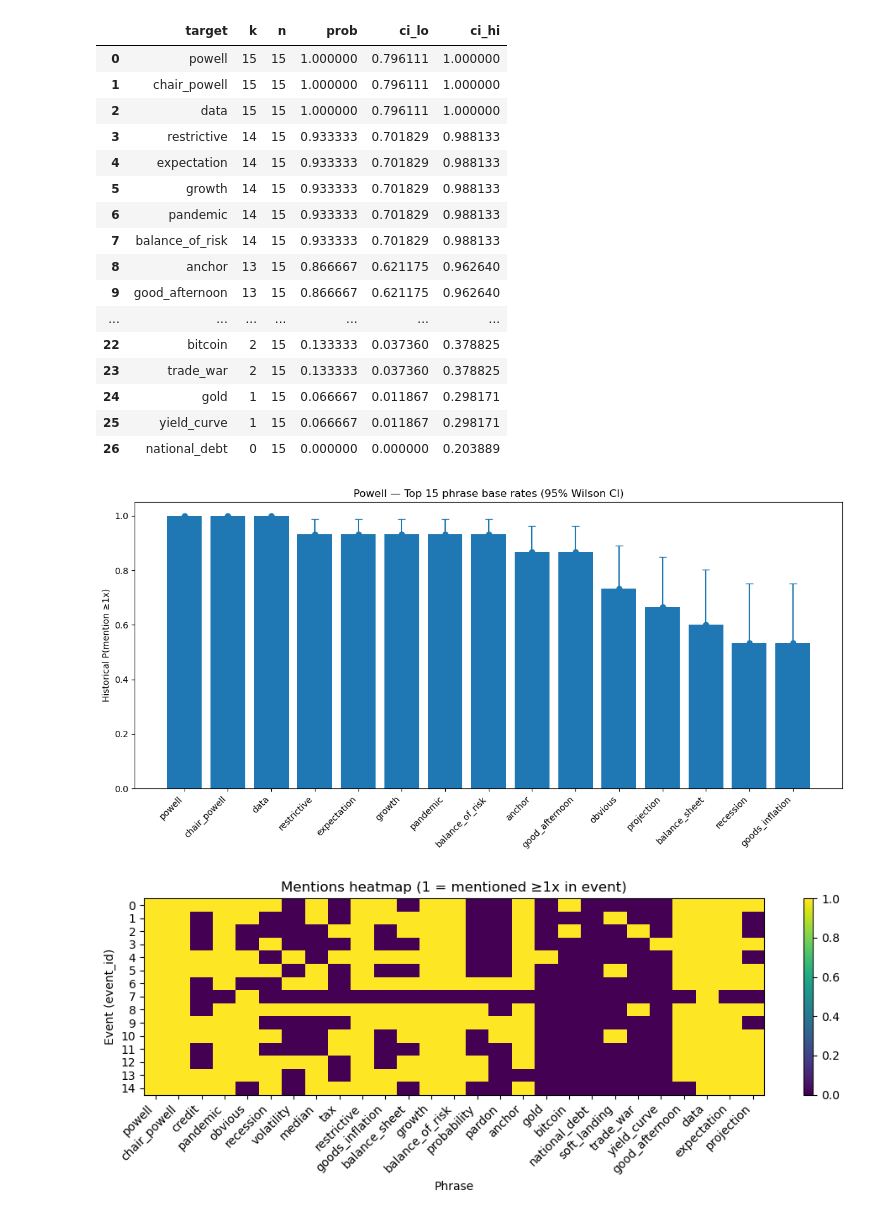
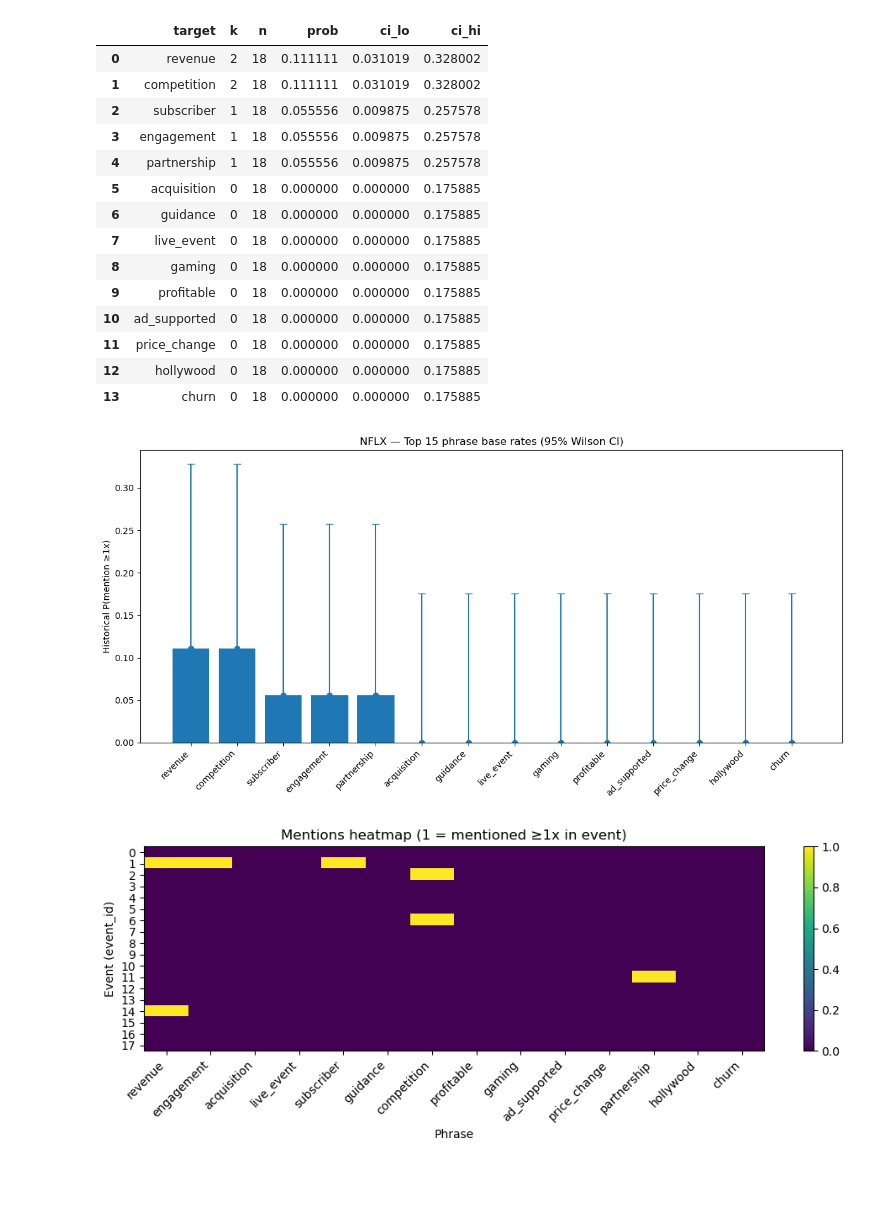
Before and after one commit to jplundy/mentions, a Jupyter notebook: nflx-learn.ipynb, the cells around one changed output. Drawn from its saved outputs; the diff is of its cells as text; code cells hidden in the pictures; blank space fills up the shorter version.

```diff
--- a/nflx-learn.ipynb
+++ b/nflx-learn.ipynb
@@ -7,33 +7,20 @@ parquet_path = Path("data/derivatives/nflx/segments_nflx_v1.parquet")
 segments = pd.read_parquet(parquet_path)
 
 target_columns = [
-    "target__powell",
-    "target__chair_powell",
-    "target__credit",
-    "target__pandemic",
-    "target__obvious",
-    "target__recession",
-    "target__volatility",
-    "target__median",
-    "target__tax",
-    "target__restrictive",
-    "target__goods_inflation",
-    "target__balance_sheet",
-    "target__growth",
-    "target__balance_of_risk",
-    "target__probability",
-    "target__pardon",
-    "target__anchor",
-    "target__gold",
-    "target__bitcoin",
-    "target__national_debt",
-    "target__soft_landing",
-    "target__trade_war",
-    "target__yield_curve",
-    "target__good_afternoon",
-    "target__data",
-    "target__expectation",
-    "target__projection",
+    "target__revenue",
+    "target__engagement",
+    "target__acquisition",
+    "target__live_event",
+    "target__subscriber",
+    "target__guidance",
+    "target__competition",
+    "target__profitable",
+    "target__gaming",
+    "target__ad_supported",
+    "target__price_change",
+    "target__partnership",
+    "target__hollywood",
+    "target__churn",
 ]
 # %%
 # event-level label = did he say it at least once in that conference?
@@ -134,42 +120,40 @@ ci_df = pd.DataFrame(rows).sort_values("prob", ascending=False).reset_index(drop
 ci_df
 # %% [output]
 |  | target | k | n | prob | ci_lo | ci_hi |
-| 0 | powell | 15 | 15 | 1.000000 | 0.796111 | 1.000000 |
-| 1 | chair_powell | 15 | 15 | 1.000000 | 0.796111 | 1.000000 |
-| 2 | data | 15 | 15 | 1.000000 | 0.796111 | 1.000000 |
-| 3 | restrictive | 14 | 15 | 0.933333 | 0.701829 | 0.988133 |
-| 4 | expectation | 14 | 15 | 0.933333 | 0.701829 | 0.988133 |
-| 5 | growth | 14 | 15 | 0.933333 | 0.701829 | 0.988133 |
-| 6 | pandemic | 14 | 15 | 0.933333 | 0.701829 | 0.988133 |
-| 7 | balance_of_risk | 14 | 15 | 0.933333 | 0.701829 | 0.988133 |
-| 8 | anchor | 13 | 15 | 0.866667 | 0.621175 | 0.962640 |
-| 9 | good_afternoon | 13 | 15 | 0.866667 | 0.621175 | 0.962640 |
-| ... | ... | ... | ... | ... | ... | ... |
-| 22 | bitcoin | 2 | 15 | 0.133333 | 0.037360 | 0.378825 |
-| 23 | trade_war | 2 | 15 | 0.133333 | 0.037360 | 0.378825 |
-| 24 | gold | 1 | 15 | 0.066667 | 0.011867 | 0.298171 |
-| 25 | yield_curve | 1 | 15 | 0.066667 | 0.011867 | 0.298171 |
-| 26 | national_debt | 0 | 15 | 0.000000 | 0.000000 | 0.203889 |
+| 0 | revenue | 2 | 18 | 0.111111 | 0.031019 | 0.328002 |
+| 1 | competition | 2 | 18 | 0.111111 | 0.031019 | 0.328002 |
+| 2 | subscriber | 1 | 18 | 0.055556 | 0.009875 | 0.257578 |
+| 3 | engagement | 1 | 18 | 0.055556 | 0.009875 | 0.257578 |
+| 4 | partnership | 1 | 18 | 0.055556 | 0.009875 | 0.257578 |
+| 5 | acquisition | 0 | 18 | 0.000000 | 0.000000 | 0.175885 |
+| 6 | guidance | 0 | 18 | 0.000000 | 0.000000 | 0.175885 |
+| 7 | live_event | 0 | 18 | 0.000000 | 0.000000 | 0.175885 |
+| 8 | gaming | 0 | 18 | 0.000000 | 0.000000 | 0.175885 |
+| 9 | profitable | 0 | 18 | 0.000000 | 0.000000 | 0.175885 |
+| 10 | ad_supported | 0 | 18 | 0.000000 | 0.000000 | 0.175885 |
+| 11 | price_change | 0 | 18 | 0.000000 | 0.000000 | 0.175885 |
+| 12 | hollywood | 0 | 18 | 0.000000 | 0.000000 | 0.175885 |
+| 13 | churn | 0 | 18 | 0.000000 | 0.000000 | 0.175885 |
 # %%
 import matplotlib.pyplot as plt
 
 top_n = 15
 top = ci_df.head(top_n).copy()
 
 x = np.arange(len(top))
 y = top["prob"].values
 yerr = np.vstack([y - top["ci_lo"].values, top["ci_hi"].values - y])
 
 plt.figure(figsize=(12, 6))
 plt.bar(x, y)
 plt.errorbar(x, y, yerr=yerr, fmt='o', capsize=4)
 plt.xticks(x, top["target"].tolist(), rotation=45, ha="right")
 plt.ylabel("Historical P(mention ≥1x)")
-plt.title(f"Powell — Top {top_n} phrase base rates (95% Wilson CI)")
+plt.title(f"NFLX — Top {top_n} phrase base rates (95% Wilson CI)")
 plt.tight_layout()
 plt.show()
 # %% [output]
-[figure, old version]
+[figure, new version]
 # %%
 # subset_targets = [
 #     "target__credit", "target__recession",
@@ -197,4 +181,4 @@ if subset_targets:
     plt.tight_layout()
     plt.show()
 # %% [output]
-[figure, old version]
+[figure, new version]
```
Also changed, not shown: parts of 7 cells of this notebook, 2 other files.
